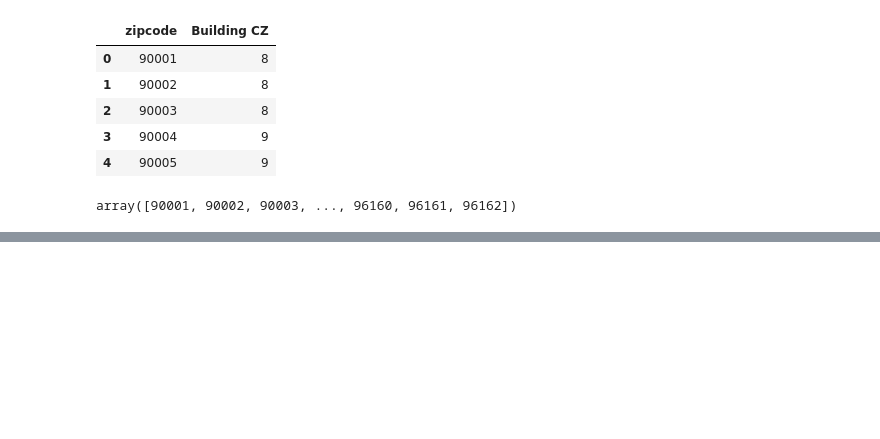
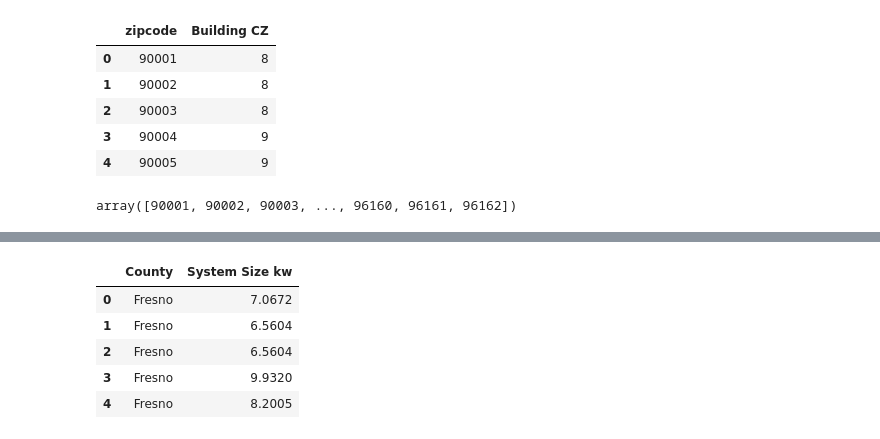
Before and after one commit to dylanmkaiser/Project1, a Jupyter notebook: ClimateZonevsSize.ipynb, the cells around one changed output, grey strips where cells are left out. Drawn from its saved outputs; the diff is of its cells as text; code cells hidden in the pictures; blank space fills up the shorter version.

```diff
--- a/ClimateZonevsSize.ipynb
+++ b/ClimateZonevsSize.ipynb
@@ -84,0 +100,9 @@ df_merge.plot.scatter(x="Building CZ", y="avg_size_kw");
+# %%
+df_size_county.head()
+# %% [output]
+|  | County | System Size kw |
+| 0 | Fresno | 7.0672 |
+| 1 | Fresno | 6.5604 |
+| 2 | Fresno | 6.5604 |
+| 3 | Fresno | 9.9320 |
+| 4 | Fresno | 8.2005 |
```
Also changed, not shown: parts of 10 cells of this notebook.
